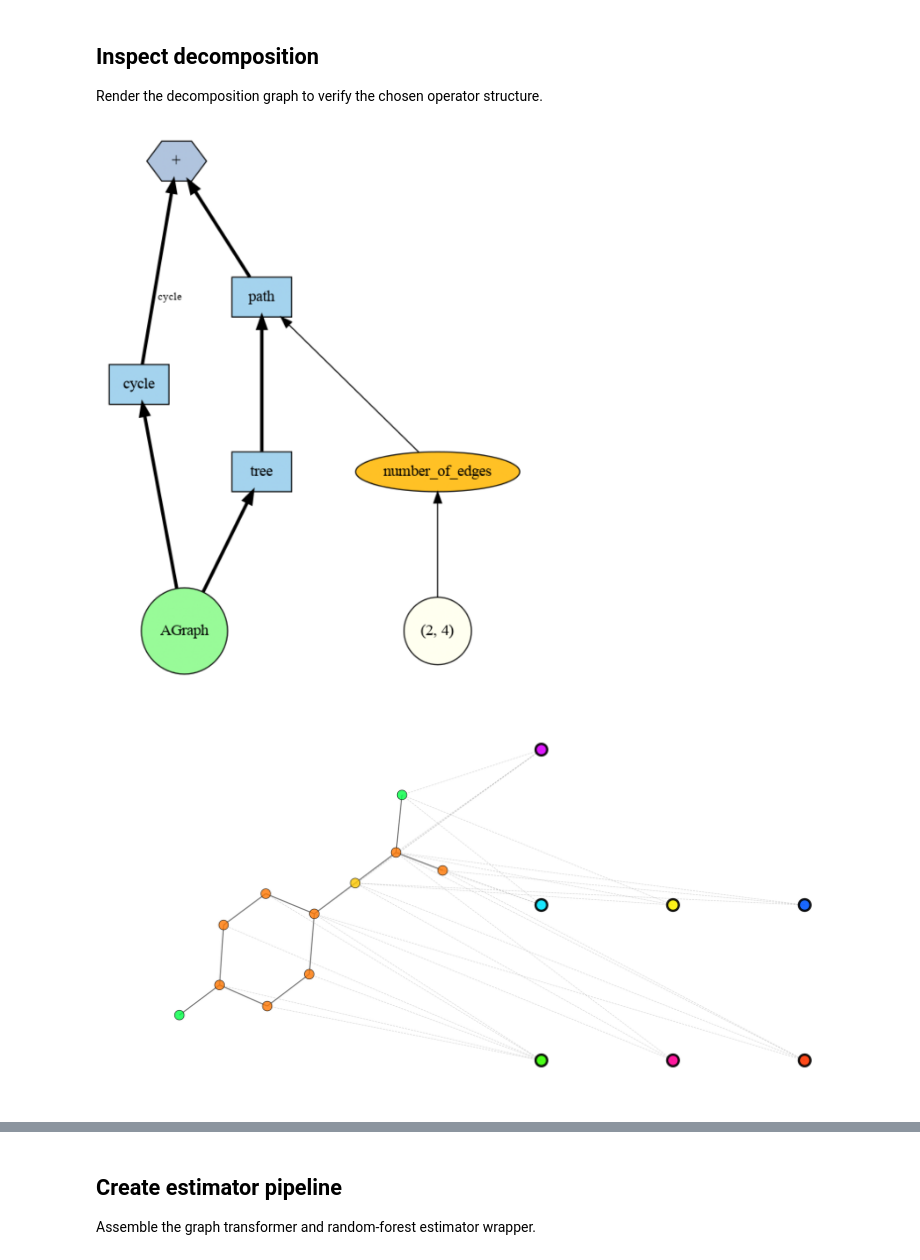
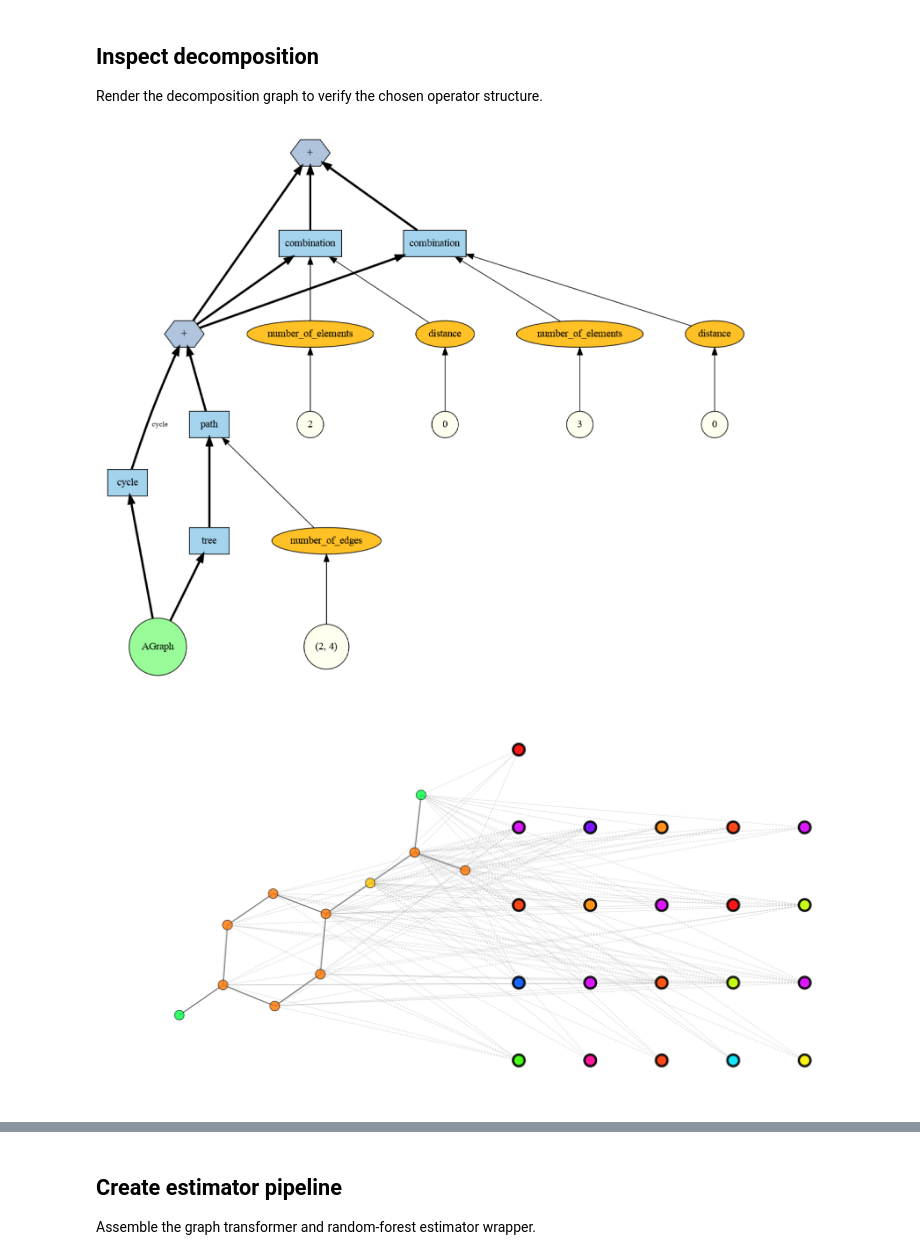
Before and after one commit to fabriziocosta/abstractgraph-ml, a Jupyter notebook: notebooks/examples/example_importance_ranked_component_decomposition.ipynb, the cells around one changed output, grey strips where cells are left out. Drawn from its saved outputs; the diff is of its cells as text; code cells hidden in the pictures.

```diff
--- a/notebooks/examples/example_importance_ranked_component_decomposition.ipynb
+++ b/notebooks/examples/example_importance_ranked_component_decomposition.ipynb
@@ -110,7 +106,13 @@ df = add(cycle(), compose(path(number_of_edges=(2, 4)), tree()))
 
 Render the decomposition graph to verify the chosen operator structure.
 # %%
+nbits = 14
+df1 = add(cycle(), compose(path(number_of_edges=(2, 4)), tree()))
+df2 = compose(combination(number_of_elements=2, distance=0), df1)
+df3 = compose(combination(number_of_elements=3, distance=0), df1)
+df = add(df1, df2, df3)
+
 example_decomposition = draw(graphs[0], df, nbits=nbits)
 # %% [output]
-[figure, old version]
+[figure, new version]
-[figure, old version]
+[figure, new version]
```
Also changed, not shown: parts of 7 cells of this notebook, 2 other files.
